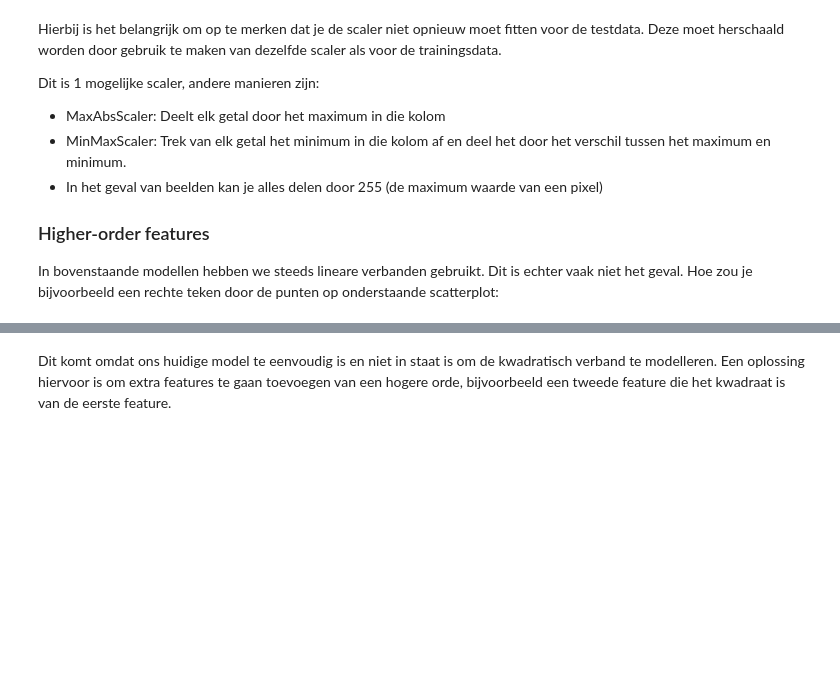
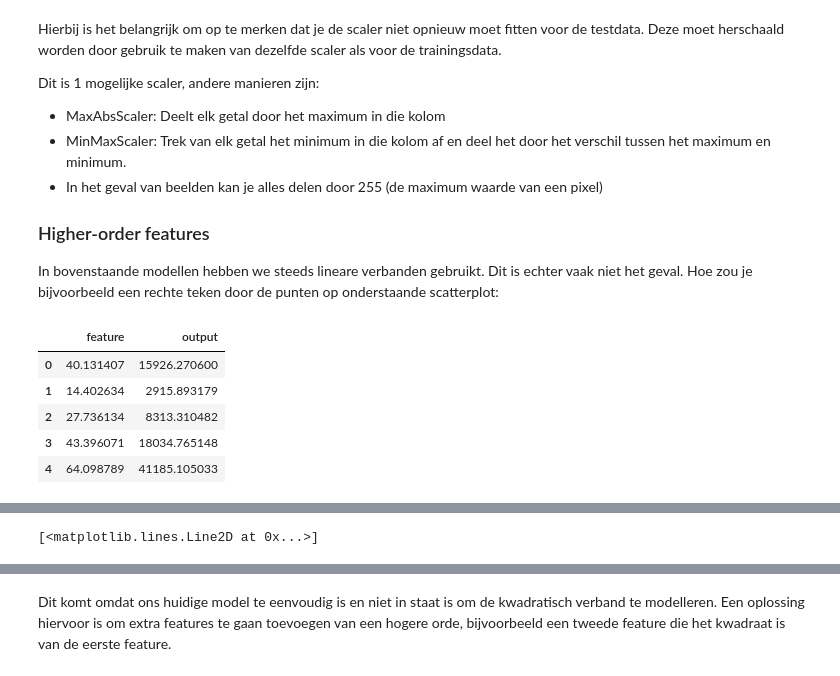
Before and after one commit to OdiseeDataScience2223/Leerstof, a Jupyter notebook: Week 6/LinearRegression.ipynb, the cells around one changed output, grey strips where cells are left out. Saved outputs shown, nothing was run; the diff lists cells and outputs as text; code cells hidden in the pictures; blank space fills up the shorter version.

```diff
--- a/Week 6/LinearRegression.ipynb
+++ b/Week 6/LinearRegression.ipynb
@@ -351,10 +500,26 @@ Hoe zou je bijvoorbeeld een rechte teken door de punten op onderstaande scatterp
 # %%
 def generate_data_square_feature(a, b, xmin, xmax, N, noise):
     x = np.random.uniform(low=xmin, high=xmax, size=(N,))
     y = [a*i**2+b + np.random.uniform(low = -noise, high=noise) for i in x]
 
     return pd.DataFrame({"feature": x, "output":y})
 
 data_square = generate_data_square_feature(10, 10, 0, 100, 100, 1000)
 display(data_square.head())
 data_square.plot(kind='scatter',x='feature',y='output',grid=True,s=50,color='red', alpha=0.4)
+
+model = LinearRegression()
+model.fit(pd.DataFrame(data_square.feature), data_square.output)
+
+# tekenen van de rechte die voorspeld wordt
+# voorspel de waarde voor een reeks x-en en plot het
+x = np.linspace(0,100, 100)
+y = model.predict(x.reshape(-1, 1))
+plt.plot(x,y)
+# %% [output]
+|  | feature | output |
+| 0 | 40.131407 | 15926.270600 |
+| 1 | 14.402634 | 2915.893179 |
+| 2 | 27.736134 | 8313.310482 |
+| 3 | 43.396071 | 18034.765148 |
+| 4 | 64.098789 | 41185.105033 |
@@ -360,0 +528 @@ data_square.plot(kind='scatter',x='feature',y='output',grid=True,s=50,color='red
+[<matplotlib.lines.Line2D at 0x...>]
```
Also changed, not shown: parts of 30 cells of this notebook, 1 other file.
